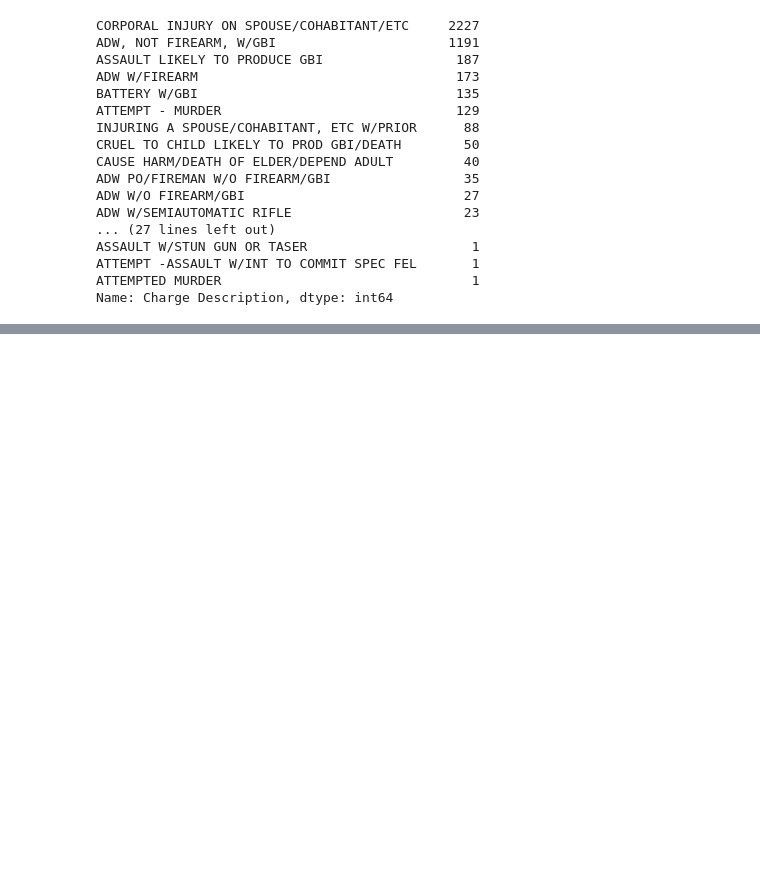
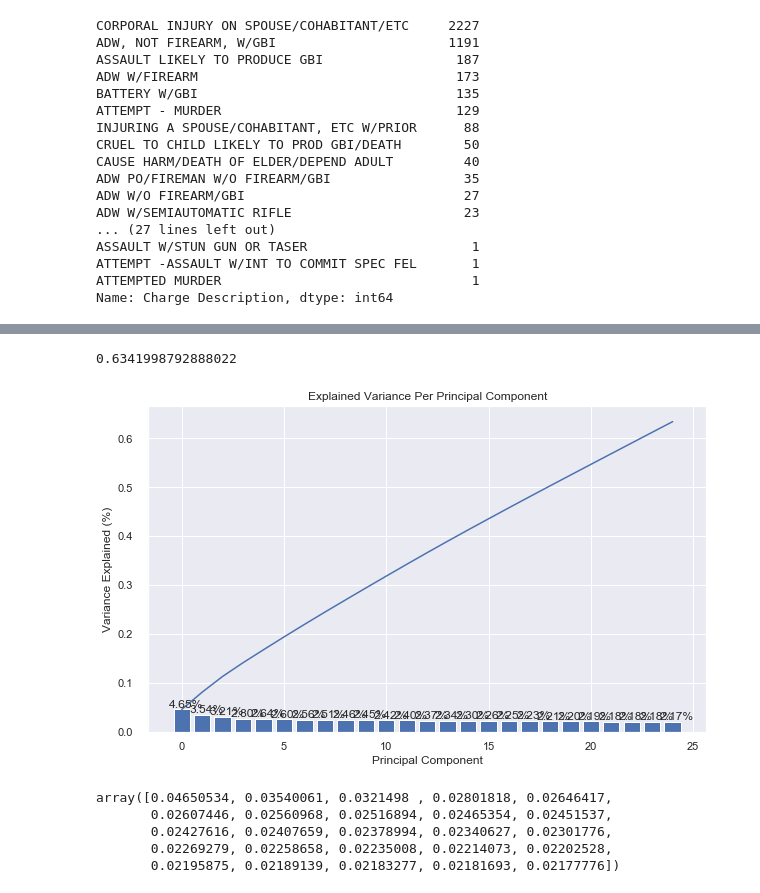
Before and after one commit to abreulastra/crime_analysis, a Jupyter notebook: crime_patterns_LA.ipynb, the cells around one changed output, grey strips where cells are left out. Drawn from its saved outputs; the diff is of its cells as text; code cells hidden in the pictures; blank space fills up the shorter version.

```diff
--- a/crime_patterns_LA.ipynb
+++ b/crime_patterns_LA.ipynb
@@ -383,0 +468,55 @@ arr[arr['Charge Description'].str.contains('EXTORTION')][['Charge Group Descript
+# %%
+# Second, we fit feature scaling to the general population demographics data.
+scaler = StandardScaler()
+scaler.fit(cri_pca)
+scaled_df = pd.DataFrame(scaler.transform(cri_pca), columns = cri_pca.columns)
+# %%
+# Apply PCA to the data.
+pca = PCA(int(scaled_df.shape[1]*.5))
+X_pca = pca.fit_transform(scaled_df)
+# %%
+# I'm using the scree_plot function from the helpers_functions.py file from the udacity notebook
+
+def scree_plot(pca):
+    '''
+    Creates a scree plot associated with the principal components
+
+    INPUT: pca - the result of instantian of PCA in scikit learn
+
+    OUTPUT:
+            None
+    '''
+    num_components=len(pca.explained_variance_ratio_)
+    ind = np.arange(num_components)
+    vals = pca.explained_variance_ratio_
+
+    plt.figure(figsize=(10, 6))
+    ax = plt.subplot(111)
+    cumvals = np.cumsum(vals)
+    ax.bar(ind, vals)
+    ax.plot(ind, cumvals)
+    for i in range(num_components):
+        ax.annotate(r"%s%%" % ((str(vals[i]*100)[:4])), (ind[i]+0.2, vals[i]), va="bottom", ha="center", fontsize=12)
+
+    ax.xaxis.set_tick_params(width=0)
+    ax.yaxis.set_tick_params(width=2, length=12)
+
+    ax.set_xlabel("Principal Component")
+    ax.set_ylabel("Variance Explained (%)")
+    plt.title('Explained Variance Per Principal Component')
+# %%
+import numpy as np
+# Investigate the variance accounted for by each principal component.
+scree_plot(pca)
+pca.explained_variance_ratio_.sum()
+# %% [output]
+0.6341998792888022
+[figure, added]
+# %%
+pca.explained_variance_ratio_
+# %% [output]
+array([0.04650534, 0.03540061, 0.0321498 , 0.02801818, 0.02646417,
+       0.02607446, 0.02560968, 0.02516894, 0.02465354, 0.02451537,
+       0.02427616, 0.02407659, 0.02378994, 0.02340627, 0.02301776,
+       0.02269279, 0.02258658, 0.02235008, 0.02214073, 0.02202528,
+       0.02195875, 0.02189139, 0.02183277, 0.02181693, 0.02177776])
```
Also changed, not shown: parts of 26 cells of this notebook, 1 other file.
